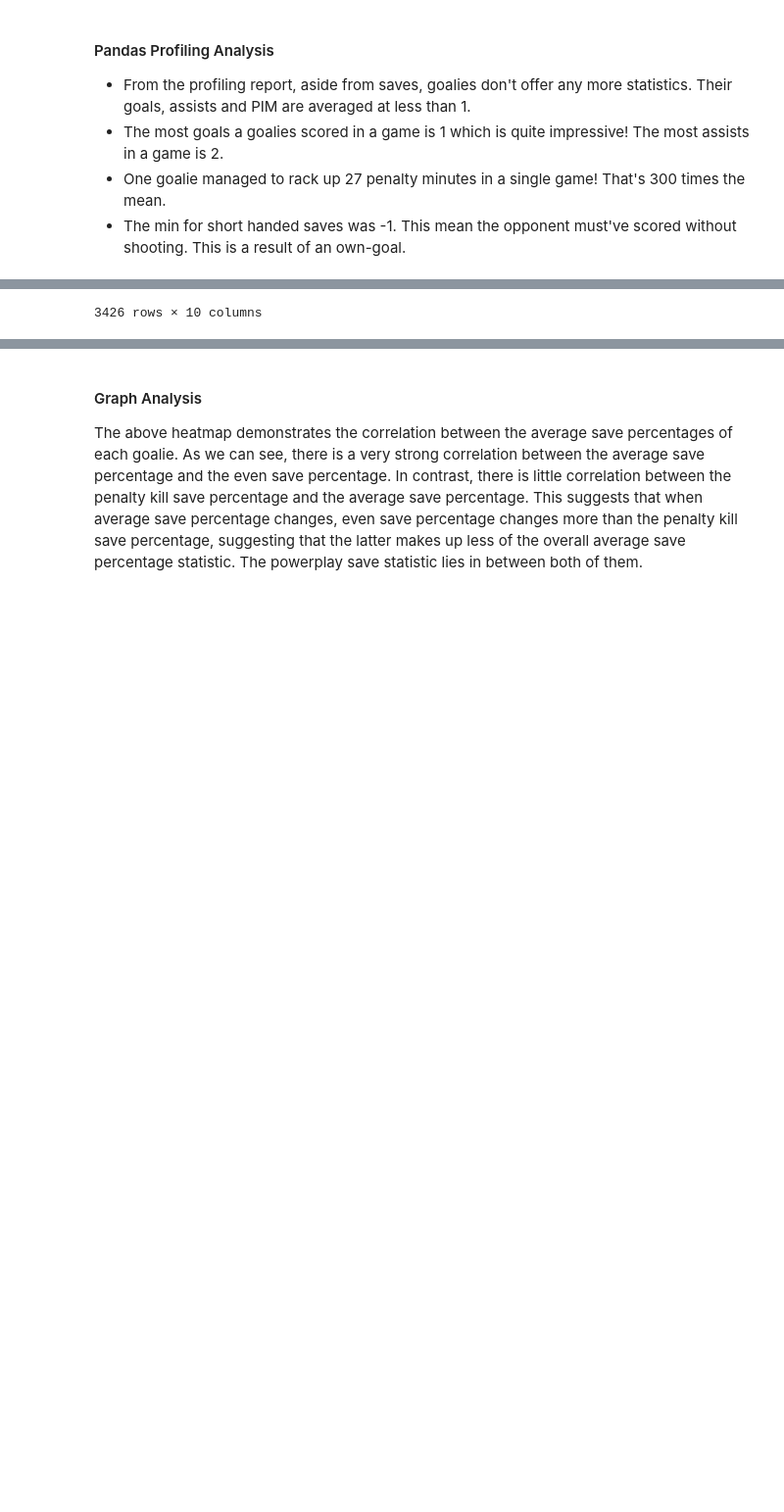
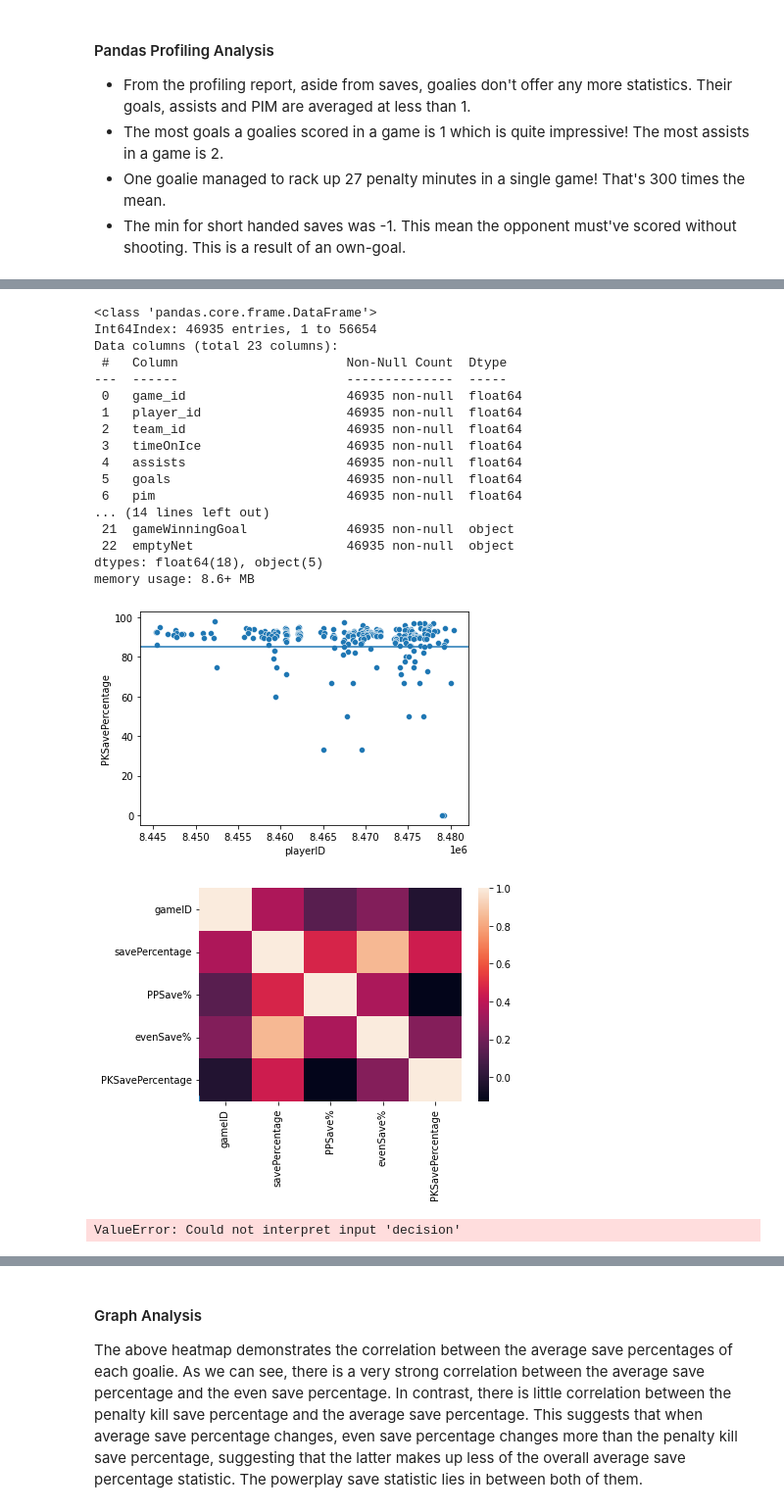
Before and after one commit to data301-2021-winter1/project-group56-project, a Jupyter notebook: notebooks/Rhys Notebook.ipynb, the cells around one changed output, grey strips where cells are left out. Shown at 98% size. Saved outputs shown, nothing was run; the diff lists cells and outputs as text; code cells hidden in the pictures; blank space fills up the shorter version.

Commit message:
Done 3 of my plots.

```diff
--- a/notebooks/Rhys Notebook.ipynb
+++ b/notebooks/Rhys Notebook.ipynb
@@ -270,6 +256,6 @@ Task 4
 # %%
 import RhysNotebook_function
 
-df = RhysNotebook_function.load_and_process("https://raw.githubusercontent.com/data301-2021-winter1/project-group56-project/main/data/raw/APINHLStatistics.csv?token=AVRK7B23RG6RJKXAKVX6R43BQ4742")
+df = RhysNotebook_function.load_and_process("https://raw.githubusercontent.com/data301-2021-winter1/project-group56-project/main/data/raw/APINHLStatistics.csv?token=AVRK7B4BGKYM7M56G4YC5H3BRD3DM")
 df
 # %% [output]
@@ -288 +262,20 @@ df
-3426 rows × 10 columns
+<class 'pandas.core.frame.DataFrame'>
+Int64Index: 46935 entries, 1 to 56654
+Data columns (total 23 columns):
+ #   Column                      Non-Null Count  Dtype
+---  ------                      --------------  -----
+ 0   game_id                     46935 non-null  float64
+ 1   player_id                   46935 non-null  float64
+ 2   team_id                     46935 non-null  float64
+ 3   timeOnIce                   46935 non-null  float64
+ 4   assists                     46935 non-null  float64
+ 5   goals                       46935 non-null  float64
+ 6   pim                         46935 non-null  float64
+... (14 lines left out)
+ 21  gameWinningGoal             46935 non-null  object
+ 22  emptyNet                    46935 non-null  object
+dtypes: float64(18), object(5)
+memory usage: 8.6+ MB
+[figure, added]
+[figure, added]
+ValueError: Could not interpret input 'decision'
```
Also changed, not shown: parts of 8 cells of this notebook, 1 other file.
